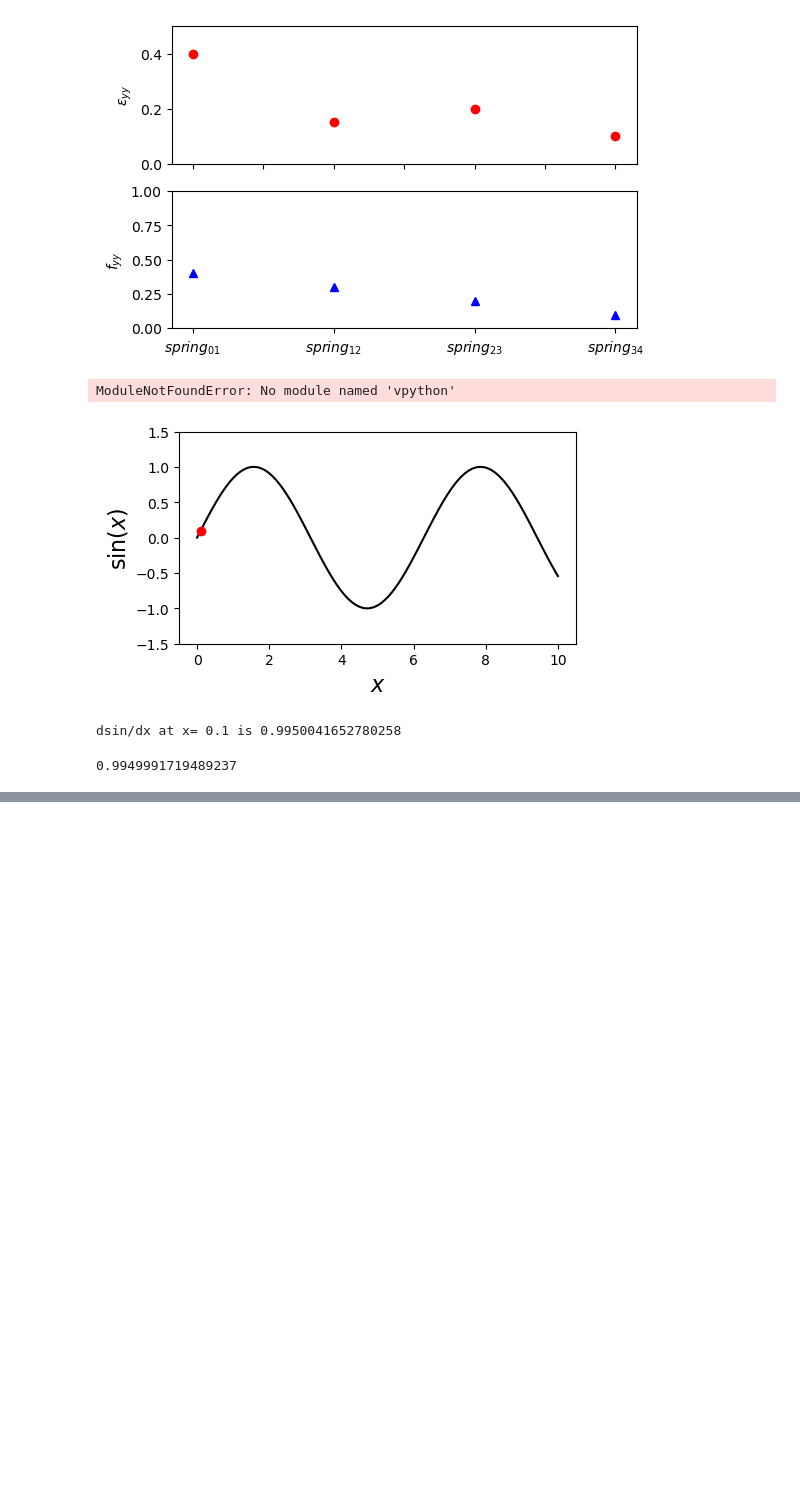
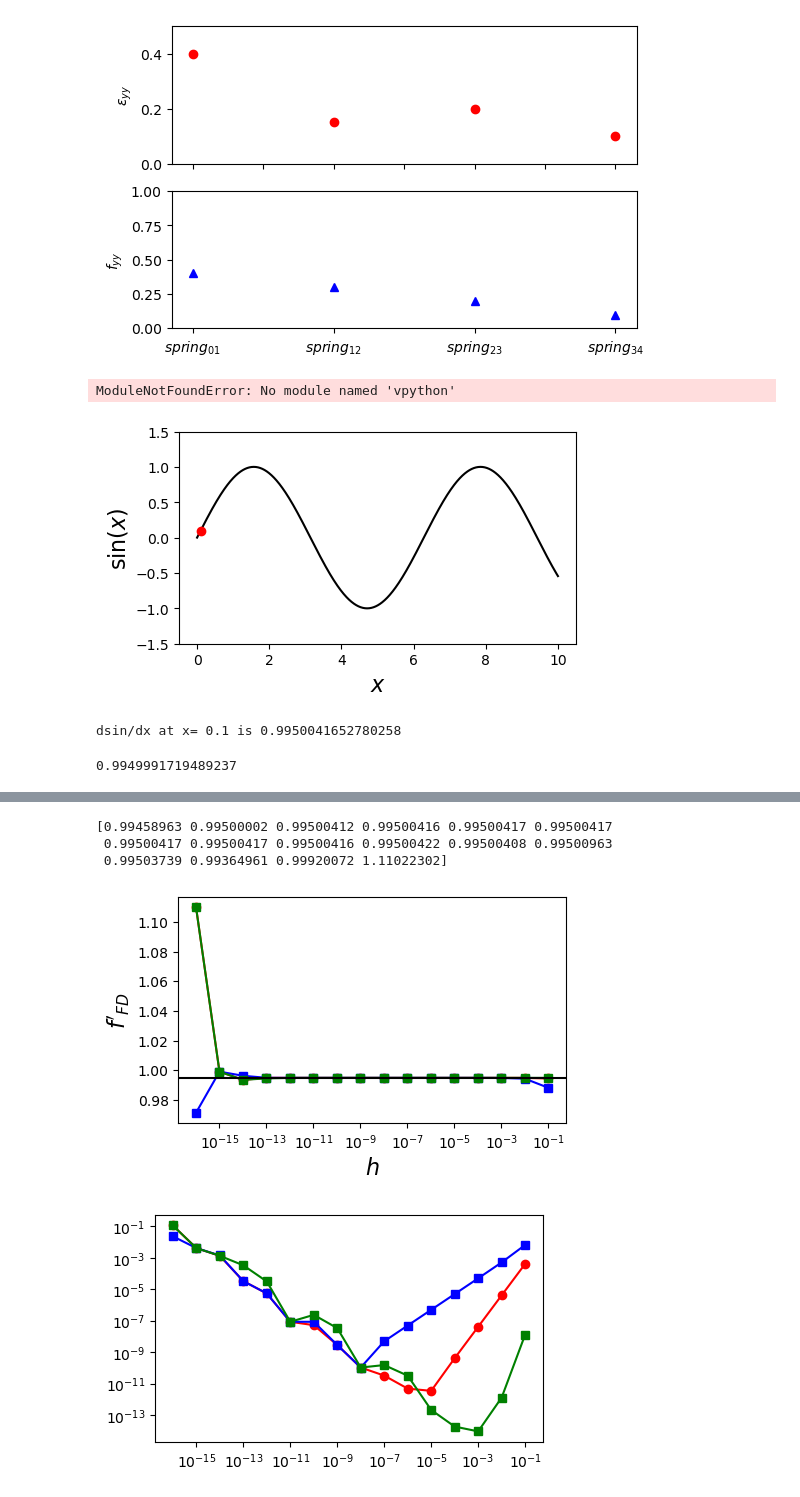
Before and after one commit to icmm-ntu/2022-Fall, a Jupyter notebook: Week8_2022Fall.ipynb, the cells around one changed output, grey strips where cells are left out. Drawn from its saved outputs; the diff is of its cells as text; code cells hidden in the pictures; blank space fills up the shorter version.

```diff
--- a/Week8_2022Fall.ipynb
+++ b/Week8_2022Fall.ipynb
@@ -338,0 +344,79 @@ plt.yscale('log')
+# %%
+
+#--- CD method
+def CD_Diff(h,x_0):
+    f_a = np.sin(x_0  + h/2.)
+    f_b = np.sin(x_0 - h/2.)
+    ans = 1./h * (f_a - f_b)
+    return ans
+
+
+
+def FP_Diff(h,x_0): # five points
+    f_a = np.sin(x_0  + h/2.)
+    f_b = np.sin(x_0 - h/2.)
+    f_c = np.sin(x_0  + h/4.)
+    f_d = np.sin(x_0  - h/4.)
+
+    B = f_c - f_d
+    A = f_a - f_b
+
+    ans =(8. * B - A) / (3. * h)
+    return ans
+
+#---
+n_arr = np.array([1,2,3,4,5,6,7,8,9,10,11,12,13,14,15,16])
+h_arr = 10.** np.array(-n_arr) #...
+f_prime_CD = CD_Diff(h_arr,0.1)
+f_prime_FP  = FP_Diff(h_arr,0.1)
+print (f_prime_CD)
+
+
+
+
+
+fig = plt.figure(dpi = 100)
+
+fig.set_size_inches(5,3)
+
+plt.plot(h_arr, f_prime_CD, '-or')
+plt.plot(h_arr, f_prime_FD, '-sb')
+plt.plot(h_arr, f_prime_FP, '-sg')
+plt.axhline(y=f_prime, color='k', linestyle='-')
+plt.xscale('log')
+
+
+#plt.yscale('log')
+plt.xlabel(r"$h$", fontsize = 16)
+plt.ylabel(r"$f'_{FD}$", fontsize = 16)
+
+
+#plt.ylim(0.98,1)
+#plt.savefig("Unit4.12b_dsinx_dx_FD.png")
+
+
+Delta = abs(f_prime_CD - f_prime)
+
+
+#print (Delta)
+fig = plt.figure(dpi = 100)
+fig.set_size_inches(5,3)
+
+plt.plot(h_arr, Delta, '-or')
+
+Delta = abs(f_prime_FD - f_prime)
+plt.plot(h_arr, Delta, '-sb')
+
+
+Delta = abs(f_prime_FP - f_prime)
+plt.plot(h_arr, Delta, '-sg')
+
+
+plt.xscale('log')
+plt.yscale('log')
+# %% [output]
+[0.99458963 0.99500002 0.99500412 0.99500416 0.99500417 0.99500417
+ 0.99500417 0.99500417 0.99500416 0.99500422 0.99500408 0.99500963
+ 0.99503739 0.99364961 0.99920072 1.11022302]
+[figure, added]
+[figure, added]
```
Also changed, not shown: parts of 4 cells of this notebook.
